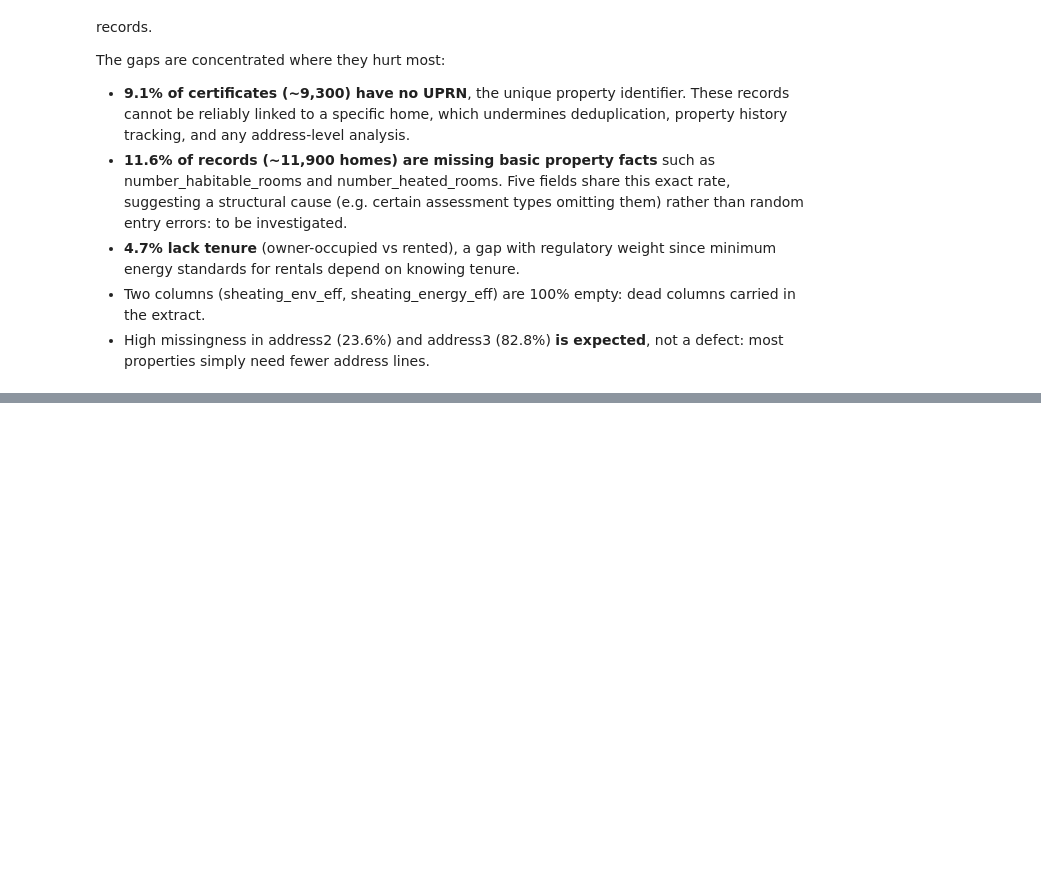
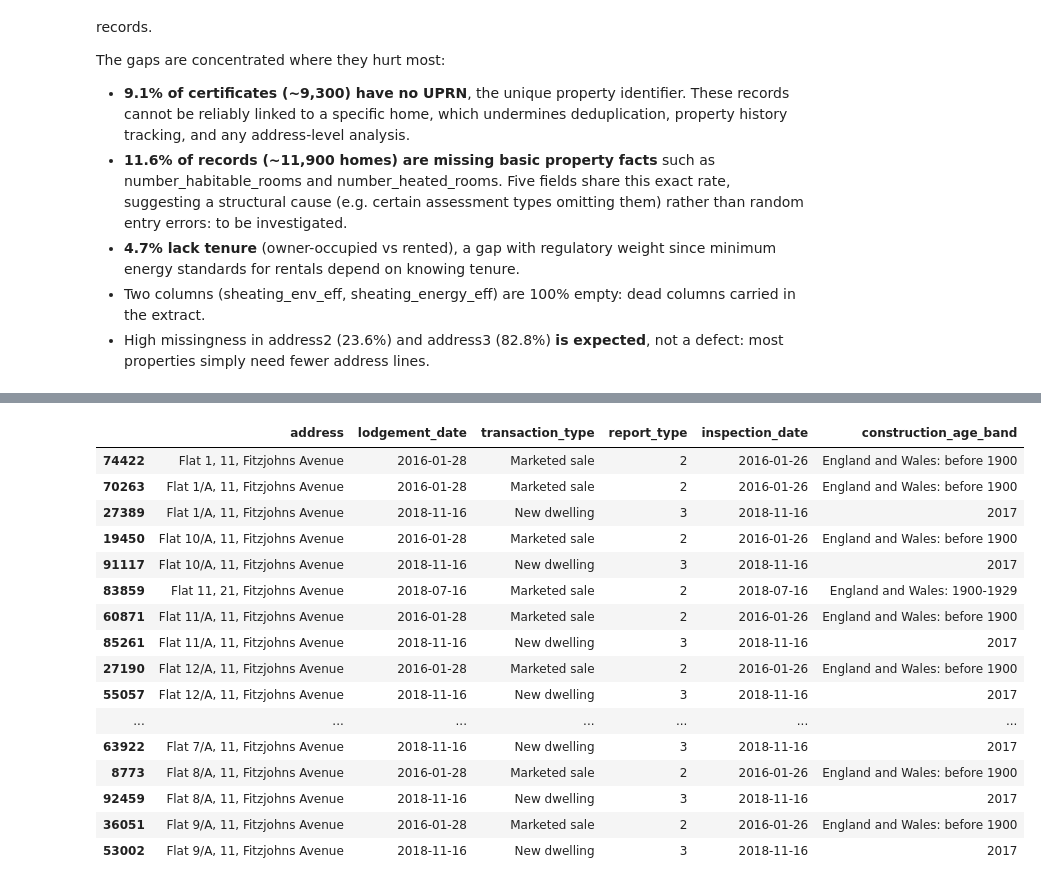
Before and after one commit to Tareqasaad/epc-data-quality-audit, a Jupyter notebook: notebooks/01_data_profiling.ipynb, the cells around one changed output, grey strips where cells are left out. Drawn from its saved outputs; the diff is of its cells as text; code cells hidden in the pictures; blank space fills up the shorter version.

Commit message:
Add uniqueness findings

```diff
--- a/notebooks/01_data_profiling.ipynb
+++ b/notebooks/01_data_profiling.ipynb
@@ -104,0 +115,10 @@ The gaps are concentrated where they hurt most:
+# %%
+has_uprn = df[df["uprn"].notna()]
+props = has_uprn["uprn"].nunique()
+certs = len(has_uprn)
+multi = has_uprn["uprn"].value_counts()
+multi_props = (multi > 1).sum()
+print(f"Certificates with a UPRN: {certs}")
+print(f"Unique properties (UPRNs): {props}")
+print(f"Properties with more than one certificate: {multi_props}")
+print(f"Max certificates for a single property: {multi.max()}")
@@ -104,0 +171,4 @@ The gaps are concentrated where they hurt most:
+# %%
+suspect = has_uprn[has_uprn["uprn"] == 5097188.0]
+suspect[["address", "lodgement_date", "current_energy_rating",
+         "total_floor_area", "transaction_type"]].sort_values(["address", "lodgement_date"])
@@ -104,0 +213,21 @@ The gaps are concentrated where they hurt most:
+# %%
+suspect[["address", "lodgement_date", "transaction_type", "report_type",
+         "inspection_date", "construction_age_band"]].sort_values(["address", "lodgement_date"])
+# %% [output]
+|  | address | lodgement_date | transaction_type | report_type | inspection_date | construction_age_band |
+| 74422 | Flat 1, 11, Fitzjohns Avenue | 2016-01-28 | Marketed sale | 2 | 2016-01-26 | England and Wales: before 1900 |
+| 70263 | Flat 1/A, 11, Fitzjohns Avenue | 2016-01-28 | Marketed sale | 2 | 2016-01-26 | England and Wales: before 1900 |
+| 27389 | Flat 1/A, 11, Fitzjohns Avenue | 2018-11-16 | New dwelling | 3 | 2018-11-16 | 2017 |
+| 19450 | Flat 10/A, 11, Fitzjohns Avenue | 2016-01-28 | Marketed sale | 2 | 2016-01-26 | England and Wales: before 1900 |
+| 91117 | Flat 10/A, 11, Fitzjohns Avenue | 2018-11-16 | New dwelling | 3 | 2018-11-16 | 2017 |
+| 83859 | Flat 11, 21, Fitzjohns Avenue | 2018-07-16 | Marketed sale | 2 | 2018-07-16 | England and Wales: 1900-1929 |
+| 60871 | Flat 11/A, 11, Fitzjohns Avenue | 2016-01-28 | Marketed sale | 2 | 2016-01-26 | England and Wales: before 1900 |
+| 85261 | Flat 11/A, 11, Fitzjohns Avenue | 2018-11-16 | New dwelling | 3 | 2018-11-16 | 2017 |
+| 27190 | Flat 12/A, 11, Fitzjohns Avenue | 2016-01-28 | Marketed sale | 2 | 2016-01-26 | England and Wales: before 1900 |
+| 55057 | Flat 12/A, 11, Fitzjohns Avenue | 2018-11-16 | New dwelling | 3 | 2018-11-16 | 2017 |
+| ... | ... | ... | ... | ... | ... | ... |
+| 63922 | Flat 7/A, 11, Fitzjohns Avenue | 2018-11-16 | New dwelling | 3 | 2018-11-16 | 2017 |
+| 8773 | Flat 8/A, 11, Fitzjohns Avenue | 2016-01-28 | Marketed sale | 2 | 2016-01-26 | England and Wales: before 1900 |
+| 92459 | Flat 8/A, 11, Fitzjohns Avenue | 2018-11-16 | New dwelling | 3 | 2018-11-16 | 2017 |
+| 36051 | Flat 9/A, 11, Fitzjohns Avenue | 2016-01-28 | Marketed sale | 2 | 2016-01-26 | England and Wales: before 1900 |
+| 53002 | Flat 9/A, 11, Fitzjohns Avenue | 2018-11-16 | New dwelling | 3 | 2018-11-16 | 2017 |
```
Also changed, not shown: parts of 8 cells of this notebook.
